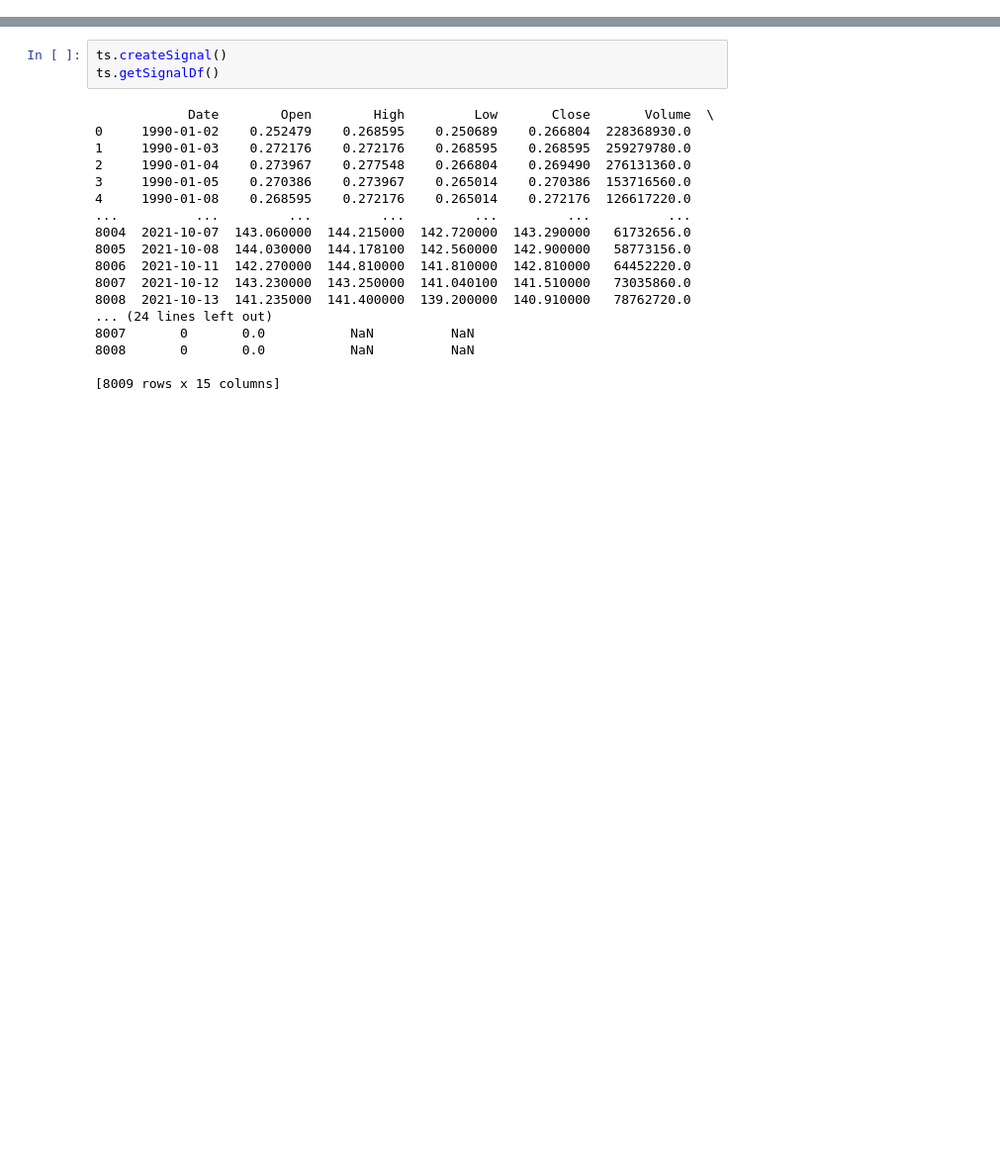
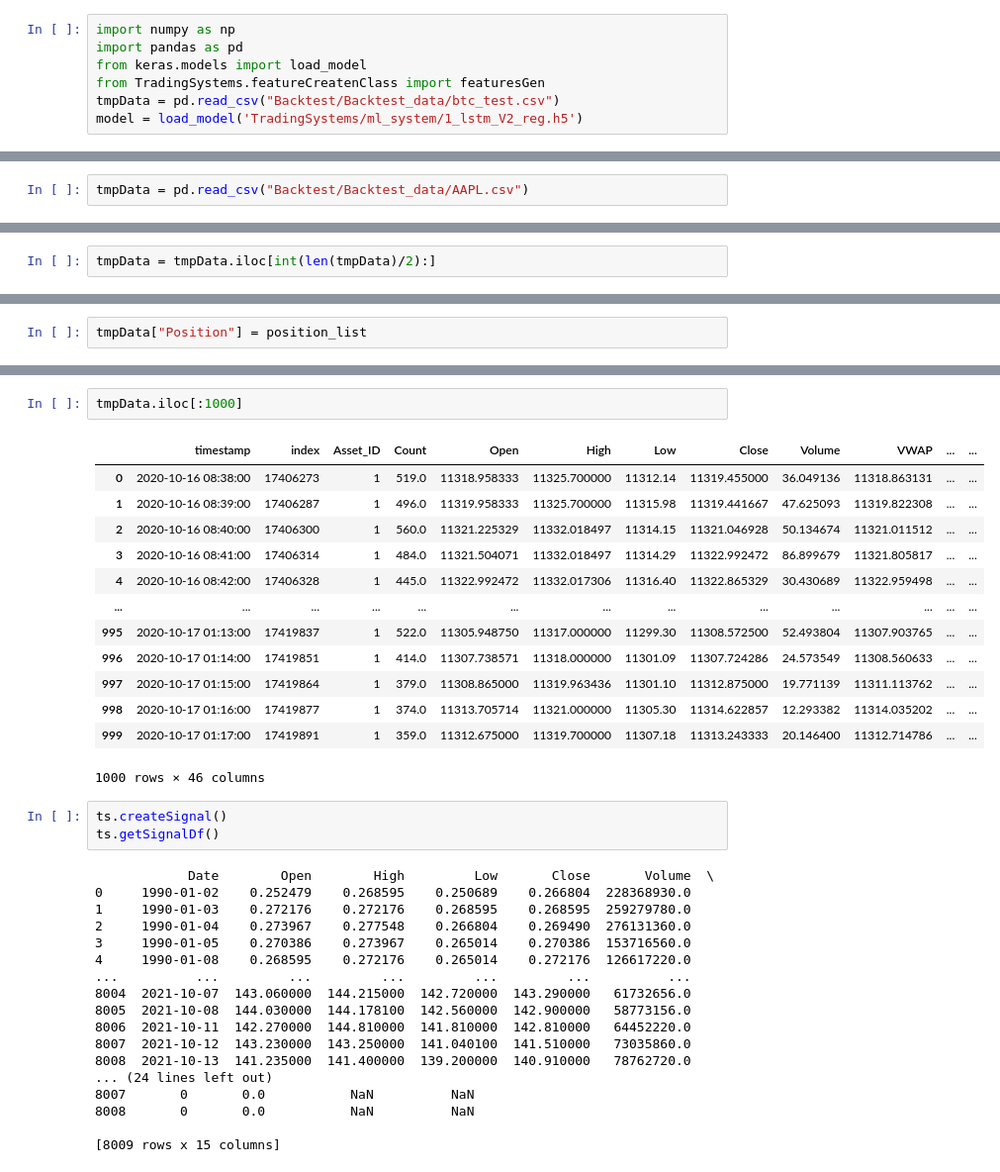
Before and after one commit to arminv1001/PyStonk, a Jupyter notebook: test.ipynb, the cells around one changed output, grey strips where cells are left out. Shown at 99% size. Drawn from its saved outputs; the diff is of its cells as text; blank space fills up the shorter version.

```diff
--- a/test.ipynb
+++ b/test.ipynb
@@ -4,3 +5,10 @@ from Broker.Broker import Broker
 ts = Strategy1([[]],[["AAPL.csv","csv"]],"TestSystem","TradingSystem",3,Broker("Test","Test"),"D")
 # %% [output]
 None
+# %%
+import numpy as np
+import pandas as pd
+from keras.models import load_model
+from TradingSystems.featureCreatenClass import featuresGen
+tmpData = pd.read_csv("Backtest/Backtest_data/btc_test.csv")
+model = load_model('TradingSystems/ml_system/1_lstm_V2_reg.h5')
@@ -6,0 +19,2 @@ None
+# %%
+tmpData = pd.read_csv("Backtest/Backtest_data/AAPL.csv")
@@ -6,0 +25,2 @@ None
+# %%
+tmpData = tmpData.iloc[int(len(tmpData)/2):]
@@ -6,0 +71,2 @@ None
+# %%
+tmpData["Position"] = position_list
@@ -7,3 +89,19 @@ None
+# %%
+tmpData.iloc[:1000]
+# %% [output]
+|  | timestamp | index | Asset_ID | Count | Open | High | Low | Close | Volume | VWAP | ... | ... |
+| 0 | 2020-10-16 08:38:00 | 17406273 | 1 | 519.0 | 11318.958333 | 11325.700000 | 11312.14 | 11319.455000 | 36.049136 | 11318.863131 | ... | ... |
+| 1 | 2020-10-16 08:39:00 | 17406287 | 1 | 496.0 | 11319.958333 | 11325.700000 | 11315.98 | 11319.441667 | 47.625093 | 11319.822308 | ... | ... |
+| 2 | 2020-10-16 08:40:00 | 17406300 | 1 | 560.0 | 11321.225329 | 11332.018497 | 11314.15 | 11321.046928 | 50.134674 | 11321.011512 | ... | ... |
+| 3 | 2020-10-16 08:41:00 | 17406314 | 1 | 484.0 | 11321.504071 | 11332.018497 | 11314.29 | 11322.992472 | 86.899679 | 11321.805817 | ... | ... |
+| 4 | 2020-10-16 08:42:00 | 17406328 | 1 | 445.0 | 11322.992472 | 11332.017306 | 11316.40 | 11322.865329 | 30.430689 | 11322.959498 | ... | ... |
+| ... | ... | ... | ... | ... | ... | ... | ... | ... | ... | ... | ... | ... |
+| 995 | 2020-10-17 01:13:00 | 17419837 | 1 | 522.0 | 11305.948750 | 11317.000000 | 11299.30 | 11308.572500 | 52.493804 | 11307.903765 | ... | ... |
+| 996 | 2020-10-17 01:14:00 | 17419851 | 1 | 414.0 | 11307.738571 | 11318.000000 | 11301.09 | 11307.724286 | 24.573549 | 11308.560633 | ... | ... |
+| 997 | 2020-10-17 01:15:00 | 17419864 | 1 | 379.0 | 11308.865000 | 11319.963436 | 11301.10 | 11312.875000 | 19.771139 | 11311.113762 | ... | ... |
+| 998 | 2020-10-17 01:16:00 | 17419877 | 1 | 374.0 | 11313.705714 | 11321.000000 | 11305.30 | 11314.622857 | 12.293382 | 11314.035202 | ... | ... |
+| 999 | 2020-10-17 01:17:00 | 17419891 | 1 | 359.0 | 11312.675000 | 11319.700000 | 11307.18 | 11313.243333 | 20.146400 | 11312.714786 | ... | ... |
+1000 rows × 46 columns
 # %%
 ts.createSignal()
 ts.getSignalDf()
```
Also changed, not shown: parts of 5 cells of this notebook, 5 other files.
